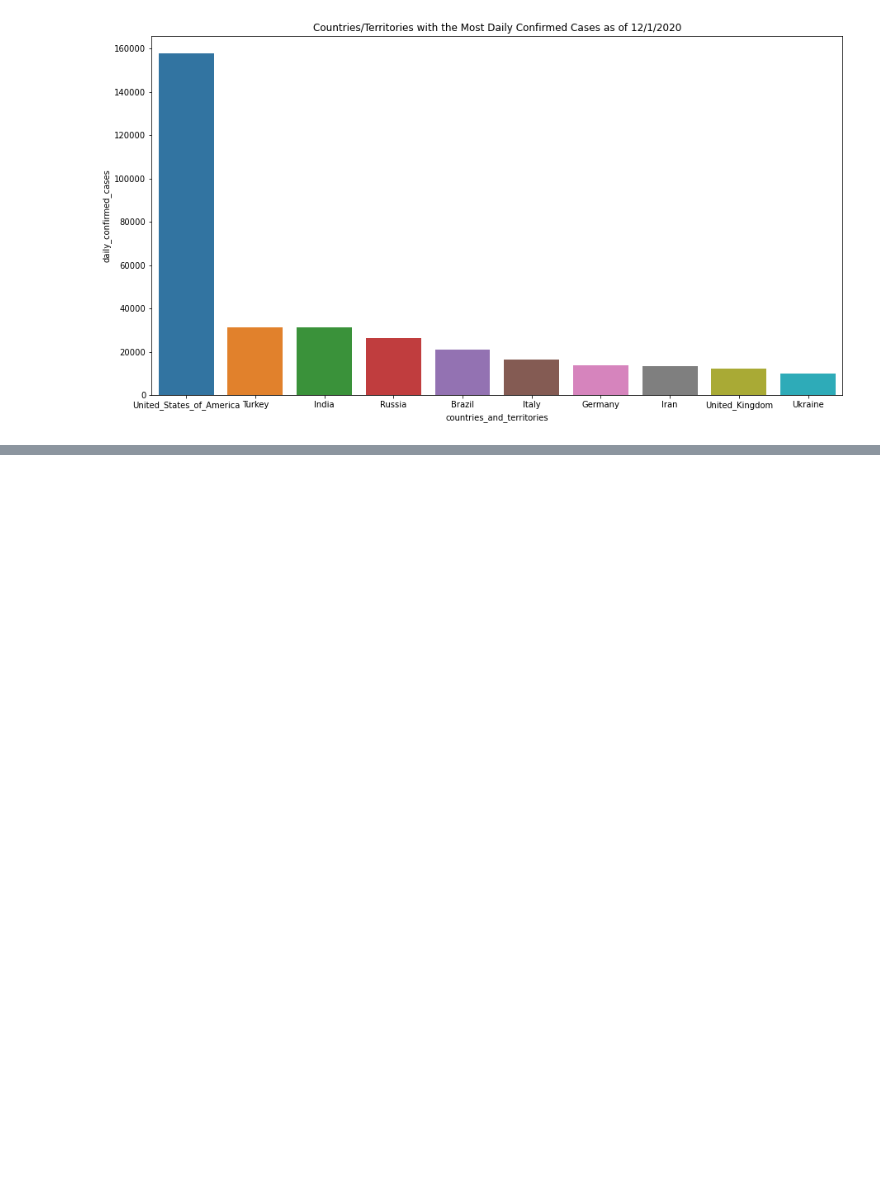
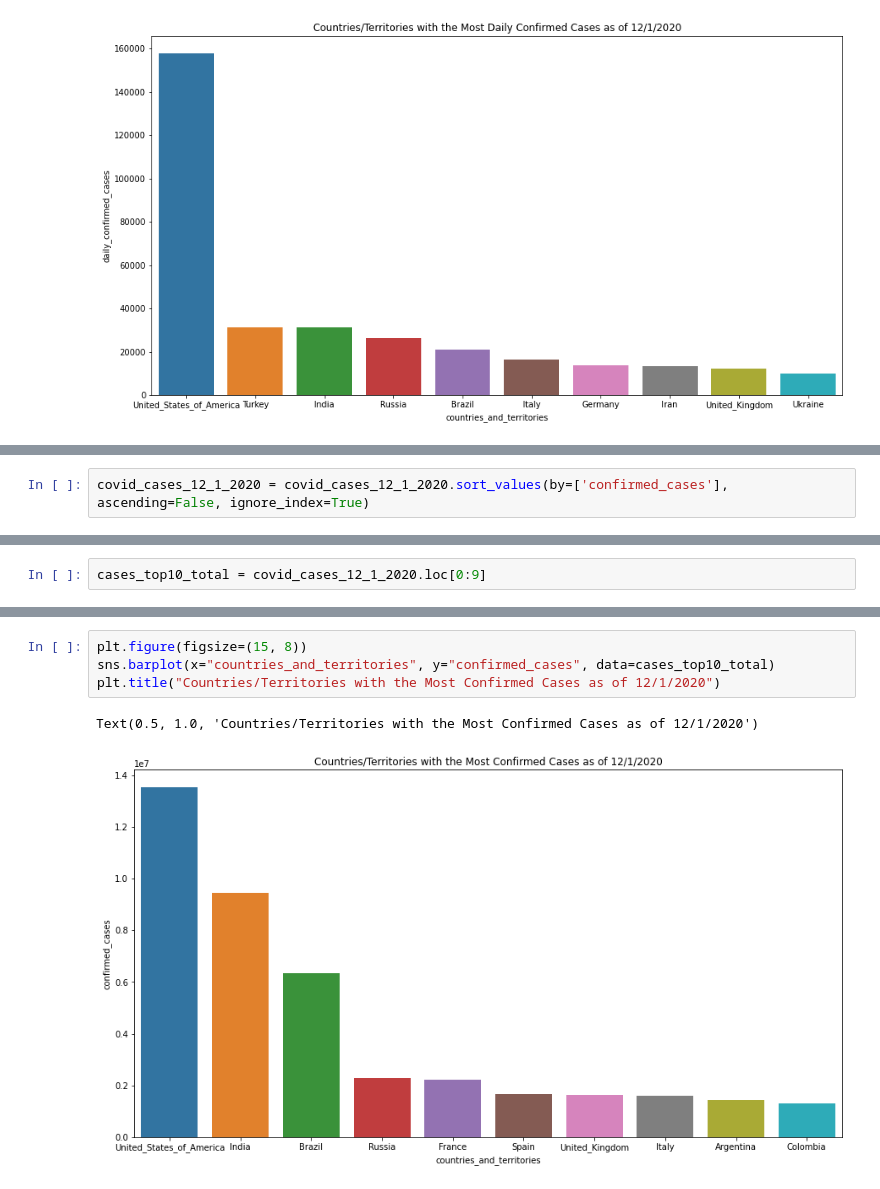
Before and after one commit to jordan-maulino/covid_data, a Jupyter notebook: covid_data.ipynb, the cells around one changed output, grey strips where cells are left out. Drawn from its saved outputs; the diff is of its cells as text; blank space fills up the shorter version.

Commit message:
more visualization

```diff
--- a/covid_data.ipynb
+++ b/covid_data.ipynb
@@ -151,0 +154,2 @@ Text(0.5, 1.0, 'Countries/Territories with the Most Daily Confirmed Cases as of
+# %%
+covid_cases_12_1_2020 = covid_cases_12_1_2020.sort_values(by=['confirmed_cases'], ascending=False, ignore_index=True)
@@ -151,0 +165,2 @@ Text(0.5, 1.0, 'Countries/Territories with the Most Daily Confirmed Cases as of
+# %%
+cases_top10_total = covid_cases_12_1_2020.loc[0:9]
@@ -151,0 +181,7 @@ Text(0.5, 1.0, 'Countries/Territories with the Most Daily Confirmed Cases as of
+# %%
+plt.figure(figsize=(15, 8))
+sns.barplot(x="countries_and_territories", y="confirmed_cases", data=cases_top10_total)
+plt.title("Countries/Territories with the Most Confirmed Cases as of 12/1/2020")
+# %% [output]
+Text(0.5, 1.0, 'Countries/Territories with the Most Confirmed Cases as of 12/1/2020')
+[figure, added]
```
Also changed, not shown: parts of 3 cells of this notebook.
